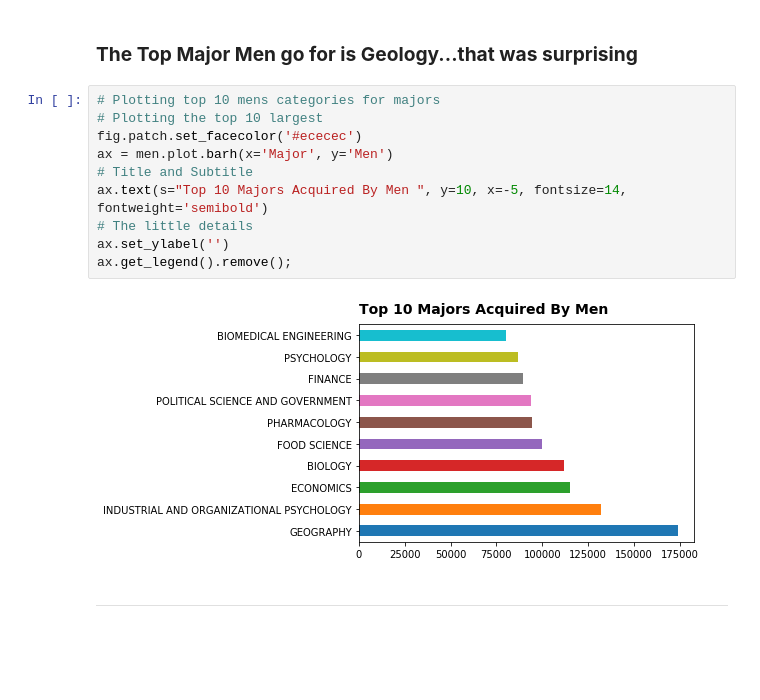
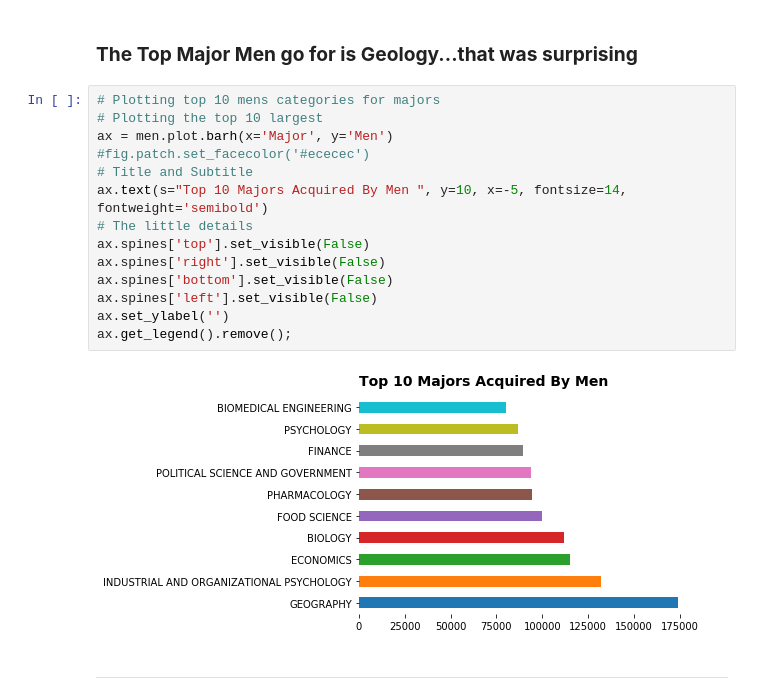
Before and after one commit to LambdaSchool/DS-Unit-1-Sprint-5-Data-Storytelling-Blog-Post, a Jupyter notebook: College_Majors_Theory.ipynb, the cells around one changed output. Saved outputs shown, nothing was run; the diff lists cells and outputs as text; blank space fills up the shorter version.

```diff
--- a/College_Majors_Theory.ipynb
+++ b/College_Majors_Theory.ipynb
@@ -239,15 +254,19 @@ men = men_majors.nlargest(10, 'Men')
 # %%
 # Plotting top 10 mens categories for majors
 # Plotting the top 10 largest
-fig.patch.set_facecolor('#ececec')
 ax = men.plot.barh(x='Major', y='Men')
+#fig.patch.set_facecolor('#ececec')
 # Title and Subtitle
 ax.text(s="Top 10 Majors Acquired By Men ", y=10, x=-5, fontsize=14, fontweight='semibold')
 # The little details
+ax.spines['top'].set_visible(False)
+ax.spines['right'].set_visible(False)
+ax.spines['bottom'].set_visible(False)
+ax.spines['left'].set_visible(False)
 ax.set_ylabel('')
 ax.get_legend().remove();
 # %% [output]
-[figure, old version]
+[figure, new version]
 # %% [markdown]
 
 
```
Also changed, not shown: parts of 13 cells of this notebook.
